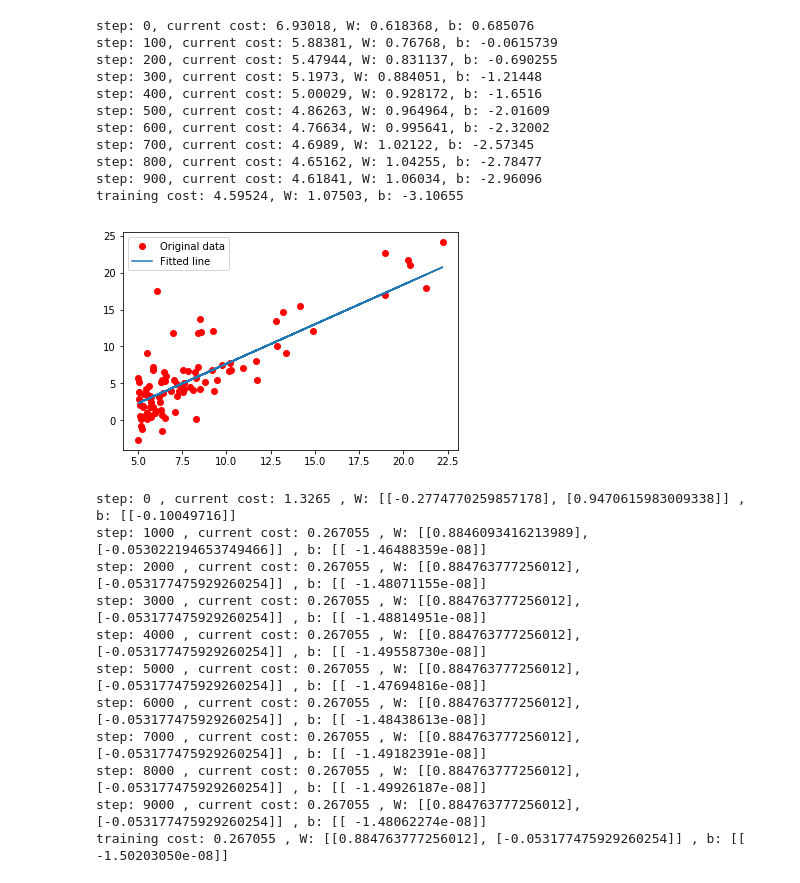
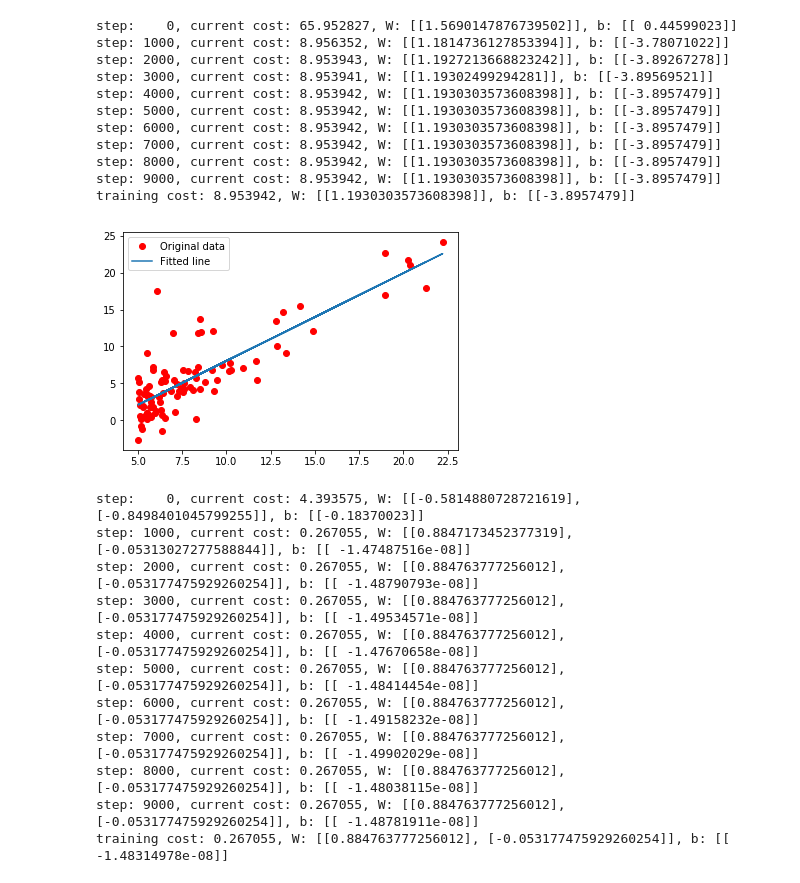
Before and after one commit to Meng-Gen/docs, a Jupyter notebook: coursera/ex1/ex1.ipynb, the cells around one changed output. Cells and saved outputs as stored; diff of their text form; code cells hidden in the pictures.

```diff
--- a/coursera/ex1/ex1.ipynb
+++ b/coursera/ex1/ex1.ipynb
@@ -6,51 +6,51 @@ import matplotlib.pyplot as plt
 data_file = 'ex1data1.txt'
 data_frame = np.genfromtxt(data_file, delimiter=',')
 
-x_data = data_frame[:,0]
-y_data = data_frame[:,1]
+x_data = data_frame[:,[0]]
+y_data = data_frame[:,[1]]
 # %%
-X = tf.placeholder("float")
-Y = tf.placeholder("float")
-W = tf.Variable(tf.random_uniform([1], -1.0, 1.0))
-b = tf.Variable(tf.random_uniform([1], -1.0, 1.0))
+X = tf.placeholder("float", [None, 1])
+Y = tf.placeholder("float", [None, 1])
 
-pred = tf.add(tf.multiply(X, W), b)
-cost = tf.reduce_sum(tf.pow(pred - Y, 2))/(2 * len(data_frame))
+W = tf.Variable(tf.random_uniform([1, 1], -1.0, 1.0))
+b = tf.Variable(tf.random_uniform([1, 1], -1.0, 1.0))
+
+pred = tf.add(tf.matmul(X, W), b)
+cost = tf.reduce_mean(tf.pow(pred - Y, 2))
 optimizer = tf.train.GradientDescentOptimizer(0.01).minimize(cost)
 # %%
 init = tf.global_variables_initializer()
 
 sess = tf.Session()
 sess.run(init)
 
-for i in range(1000):
-    for (x, y) in data_frame:
-        sess.run(optimizer, feed_dict={X: x, Y: y})
+for i in range(10000):
+    sess.run(optimizer, feed_dict={X: x_data, Y: y_data})
 
-    if i % 100 == 0:
+    if i % 1000 == 0:
         curr_cost = sess.run(cost, feed_dict={X: x_data, Y: y_data})
-        print("step: %d, current cost: %g, W: %g, b: %g"%(i, curr_cost, sess.run(W)[0], sess.run(b)[0]))
+        print "step: {0:4d}, current cost: {1:.6f}, W: {2}, b: {3}".format(i, curr_cost, sess.run(W).tolist(), sess.run(b))
 
 training_cost = sess.run(cost, feed_dict={X: x_data, Y: y_data})
-print("training cost: %g, W: %g, b: %g"%(training_cost, sess.run(W)[0], sess.run(b)[0]))
+print "training cost: {0:.6f}, W: {1}, b: {2}".format(training_cost, sess.run(W).tolist(), sess.run(b))
 
 plt.plot(x_data, y_data, 'ro', label='Original data')
 plt.plot(x_data, sess.run(W) * x_data + sess.run(b), label='Fitted line')
 plt.legend()
 plt.show()
 # %% [output]
-step: 0, current cost: 6.93018, W: 0.618368, b: 0.685076
-step: 100, current cost: 5.88381, W: 0.76768, b: -0.0615739
-step: 200, current cost: 5.47944, W: 0.831137, b: -0.690255
-step: 300, current cost: 5.1973, W: 0.884051, b: -1.21448
-step: 400, current cost: 5.00029, W: 0.928172, b: -1.6516
-step: 500, current cost: 4.86263, W: 0.964964, b: -2.01609
-step: 600, current cost: 4.76634, W: 0.995641, b: -2.32002
-step: 700, current cost: 4.6989, W: 1.02122, b: -2.57345
-step: 800, current cost: 4.65162, W: 1.04255, b: -2.78477
-step: 900, current cost: 4.61841, W: 1.06034, b: -2.96096
-training cost: 4.59524, W: 1.07503, b: -3.10655
+step:    0, current cost: 65.952827, W: [[1.5690147876739502]], b: [[ 0.44599023]]
+step: 1000, current cost: 8.956352, W: [[1.1814736127853394]], b: [[-3.78071022]]
+step: 2000, current cost: 8.953943, W: [[1.1927213668823242]], b: [[-3.89267278]]
+step: 3000, current cost: 8.953941, W: [[1.19302499294281]], b: [[-3.89569521]]
+step: 4000, current cost: 8.953942, W: [[1.1930303573608398]], b: [[-3.8957479]]
+step: 5000, current cost: 8.953942, W: [[1.1930303573608398]], b: [[-3.8957479]]
+step: 6000, current cost: 8.953942, W: [[1.1930303573608398]], b: [[-3.8957479]]
+step: 7000, current cost: 8.953942, W: [[1.1930303573608398]], b: [[-3.8957479]]
+step: 8000, current cost: 8.953942, W: [[1.1930303573608398]], b: [[-3.8957479]]
+step: 9000, current cost: 8.953942, W: [[1.1930303573608398]], b: [[-3.8957479]]
+training cost: 8.953942, W: [[1.1930303573608398]], b: [[-3.8957479]]
-[figure, old version]
+[figure, new version]
 # %%
 # https://www.cs.toronto.edu/~frossard/post/tensorflow/
 from sklearn import preprocessing
@@ -82,19 +82,19 @@ for i in range(10000):
 
     if i % 1000 == 0:
         curr_cost = sess.run(cost, feed_dict={X: x_data, Y: y_data})
-        print "step:", i, ", current cost:", curr_cost, ", W:", sess.run(W).tolist(), ", b:", sess.run(b)
+        print "step: {0:4d}, current cost: {1:.6f}, W: {2}, b: {3}".format(i, curr_cost, sess.run(W).tolist(), sess.run(b))
 
 training_cost = sess.run(cost, feed_dict={X: x_data, Y: y_data})
-print "training cost:", training_cost, ", W:", sess.run(W).tolist(), ", b:", sess.run(b)
+print "training cost: {0:.6f}, W: {1}, b: {2}".format(training_cost, sess.run(W).tolist(), sess.run(b))
 # %% [output]
-step: 0 , current cost: 1.3265 , W: [[-0.2774770259857178], [0.9470615983009338]] , b: [[-0.10049716]]
-step: 1000 , current cost: 0.267055 , W: [[0.8846093416213989], [-0.053022194653749466]] , b: [[ -1.46488359e-08]]
-step: 2000 , current cost: 0.267055 , W: [[0.884763777256012], [-0.053177475929260254]] , b: [[ -1.48071155e-08]]
-step: 3000 , current cost: 0.267055 , W: [[0.884763777256012], [-0.053177475929260254]] , b: [[ -1.48814951e-08]]
-step: 4000 , current cost: 0.267055 , W: [[0.884763777256012], [-0.053177475929260254]] , b: [[ -1.49558730e-08]]
-step: 5000 , current cost: 0.267055 , W: [[0.884763777256012], [-0.053177475929260254]] , b: [[ -1.47694816e-08]]
-step: 6000 , current cost: 0.267055 , W: [[0.884763777256012], [-0.053177475929260254]] , b: [[ -1.48438613e-08]]
-step: 7000 , current cost: 0.267055 , W: [[0.884763777256012], [-0.053177475929260254]] , b: [[ -1.49182391e-08]]
-step: 8000 , current cost: 0.267055 , W: [[0.884763777256012], [-0.053177475929260254]] , b: [[ -1.49926187e-08]]
-step: 9000 , current cost: 0.267055 , W: [[0.884763777256012], [-0.053177475929260254]] , b: [[ -1.48062274e-08]]
-training cost: 0.267055 , W: [[0.884763777256012], [-0.053177475929260254]] , b: [[ -1.50203050e-08]]
+step:    0, current cost: 4.393575, W: [[-0.5814880728721619], [-0.8498401045799255]], b: [[-0.18370023]]
+step: 1000, current cost: 0.267055, W: [[0.8847173452377319], [-0.05313027277588844]], b: [[ -1.47487516e-08]]
+step: 2000, current cost: 0.267055, W: [[0.884763777256012], [-0.053177475929260254]], b: [[ -1.48790793e-08]]
+step: 3000, current cost: 0.267055, W: [[0.884763777256012], [-0.053177475929260254]], b: [[ -1.49534571e-08]]
+step: 4000, current cost: 0.267055, W: [[0.884763777256012], [-0.053177475929260254]], b: [[ -1.47670658e-08]]
+step: 5000, current cost: 0.267055, W: [[0.884763777256012], [-0.053177475929260254]], b: [[ -1.48414454e-08]]
+step: 6000, current cost: 0.267055, W: [[0.884763777256012], [-0.053177475929260254]], b: [[ -1.49158232e-08]]
+step: 7000, current cost: 0.267055, W: [[0.884763777256012], [-0.053177475929260254]], b: [[ -1.49902029e-08]]
+step: 8000, current cost: 0.267055, W: [[0.884763777256012], [-0.053177475929260254]], b: [[ -1.48038115e-08]]
+step: 9000, current cost: 0.267055, W: [[0.884763777256012], [-0.053177475929260254]], b: [[ -1.48781911e-08]]
+training cost: 0.267055, W: [[0.884763777256012], [-0.053177475929260254]], b: [[ -1.48314978e-08]]
```
Also changed, not shown: parts of 2 cells of this notebook.
